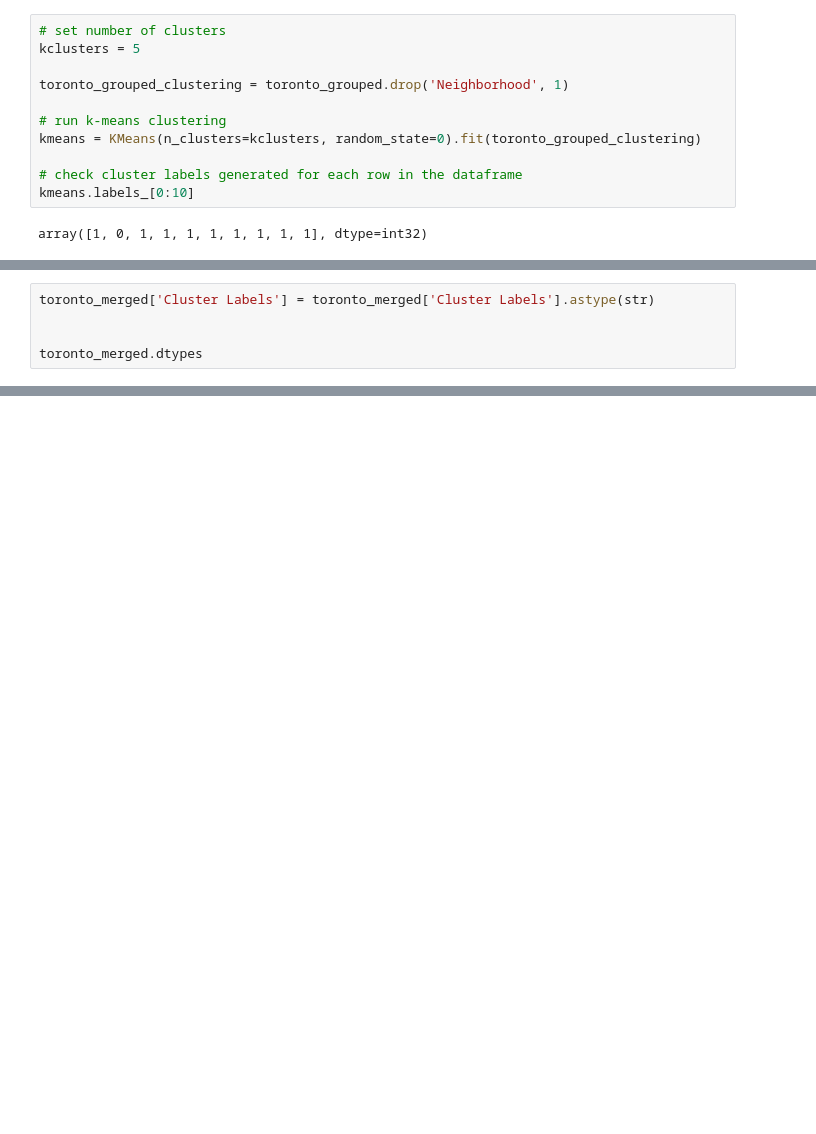
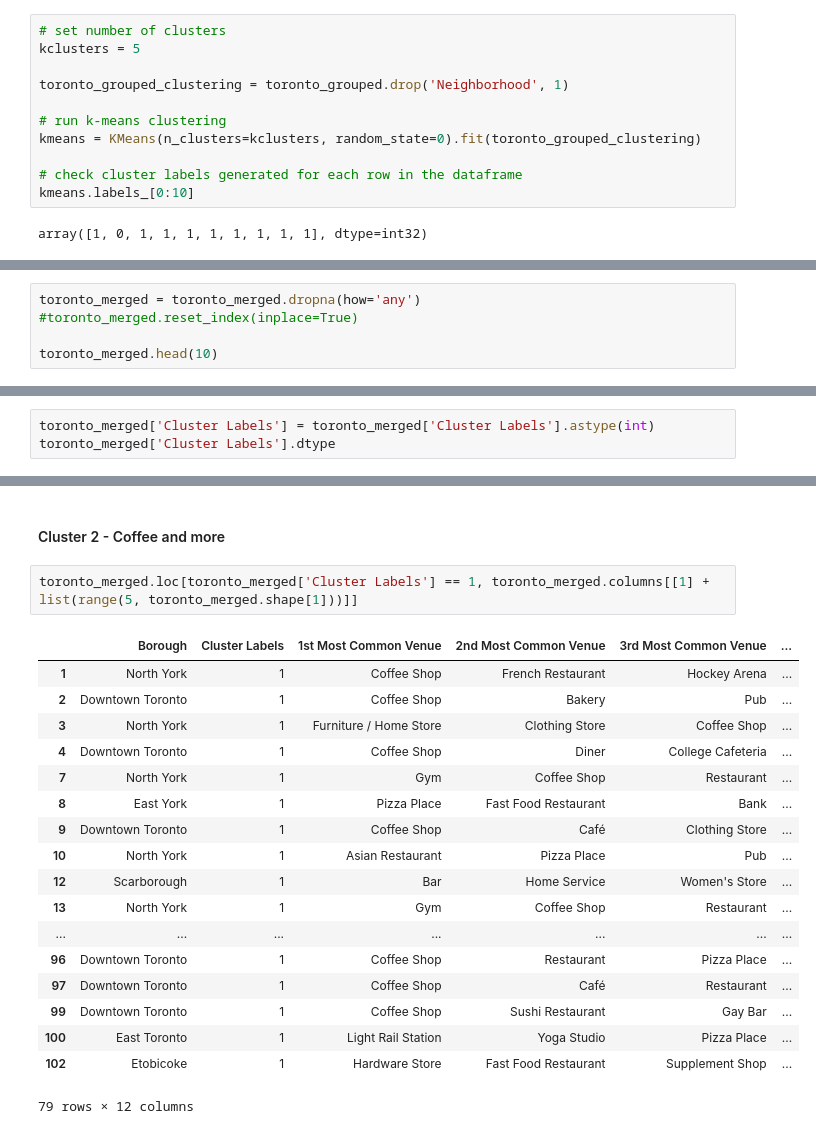
Before and after one commit to andresdq/Coursera_Capstone, a Jupyter notebook: Toronto neighborhood ADQ copy 2.ipynb, the cells around one changed output, grey strips where cells are left out. Cells and saved outputs as stored; diff of their text form; blank space fills up the shorter version.

Commit message:
Published from Watson Studio.

```diff
--- a/Toronto neighborhood ADQ copy 2.ipynb
+++ b/Toronto neighborhood ADQ copy 2.ipynb
@@ -517,0 +574,5 @@ toronto_merged.head() # check the last columns!
+# %%
+toronto_merged = toronto_merged.dropna(how='any')
+#toronto_merged.reset_index(inplace=True)
+
+toronto_merged.head(10)
@@ -518,6 +594,4 @@ toronto_merged.head() # check the last columns!
 # %%
-toronto_merged['Cluster Labels'] = toronto_merged['Cluster Labels'].astype(str)
-
-
-toronto_merged.dtypes
+toronto_merged['Cluster Labels'] = toronto_merged['Cluster Labels'].astype(int)
+toronto_merged['Cluster Labels'].dtype
 # %% [output]
@@ -576,0 +639,23 @@ TypeError: unsupported operand type(s) for -: 'str' and 'int'
+# %% [markdown]
+#### Cluster 2 - Coffee and more
+# %%
+toronto_merged.loc[toronto_merged['Cluster Labels'] == 1, toronto_merged.columns[[1] + list(range(5, toronto_merged.shape[1]))]]
+# %% [output]
+|  | Borough | Cluster Labels | 1st Most Common Venue | 2nd Most Common Venue | 3rd Most Common Venue | ... |
+| 1 | North York | 1 | Coffee Shop | French Restaurant | Hockey Arena | ... |
+| 2 | Downtown Toronto | 1 | Coffee Shop | Bakery | Pub | ... |
+| 3 | North York | 1 | Furniture / Home Store | Clothing Store | Coffee Shop | ... |
+| 4 | Downtown Toronto | 1 | Coffee Shop | Diner | College Cafeteria | ... |
+| 7 | North York | 1 | Gym | Coffee Shop | Restaurant | ... |
+| 8 | East York | 1 | Pizza Place | Fast Food Restaurant | Bank | ... |
+| 9 | Downtown Toronto | 1 | Coffee Shop | Café | Clothing Store | ... |
+| 10 | North York | 1 | Asian Restaurant | Pizza Place | Pub | ... |
+| 12 | Scarborough | 1 | Bar | Home Service | Women's Store | ... |
+| 13 | North York | 1 | Gym | Coffee Shop | Restaurant | ... |
+| ... | ... | ... | ... | ... | ... | ... |
+| 96 | Downtown Toronto | 1 | Coffee Shop | Restaurant | Pizza Place | ... |
+| 97 | Downtown Toronto | 1 | Coffee Shop | Café | Restaurant | ... |
+| 99 | Downtown Toronto | 1 | Coffee Shop | Sushi Restaurant | Gay Bar | ... |
+| 100 | East Toronto | 1 | Light Rail Station | Yoga Studio | Pizza Place | ... |
+| 102 | Etobicoke | 1 | Hardware Store | Fast Food Restaurant | Supplement Shop | ... |
+79 rows × 12 columns
```
Also changed, not shown: parts of 19 cells of this notebook.
